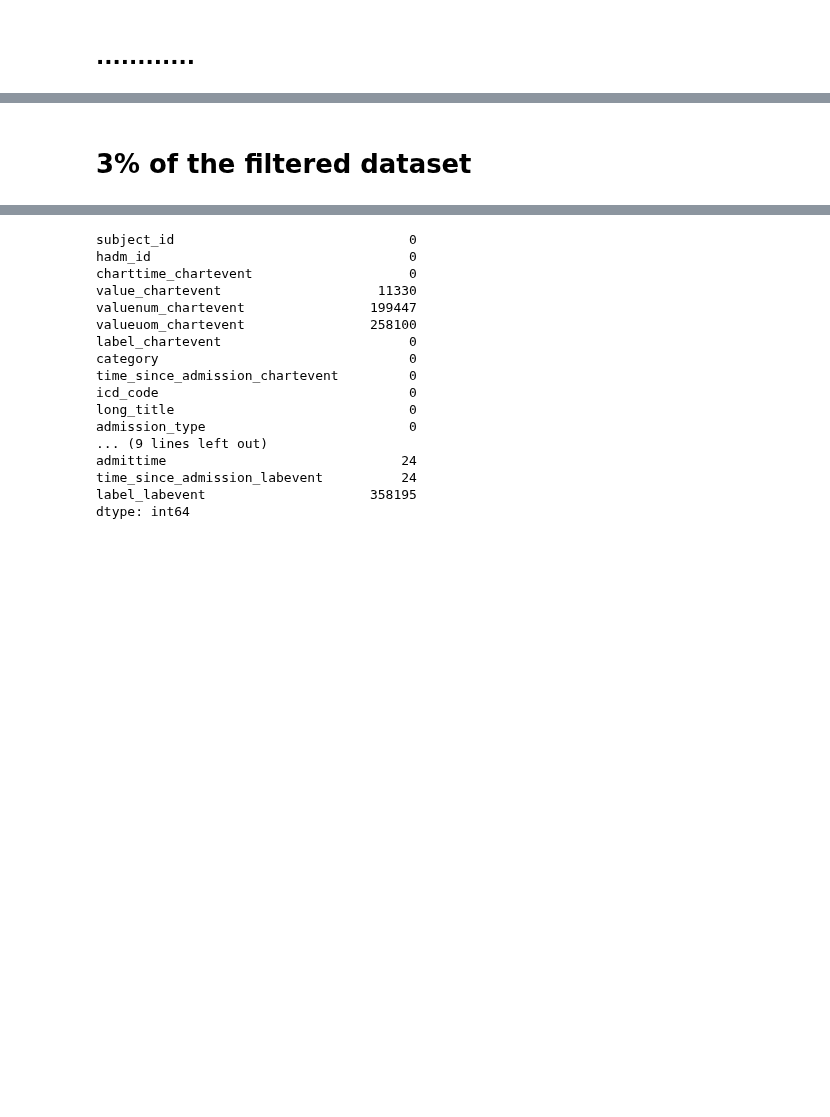
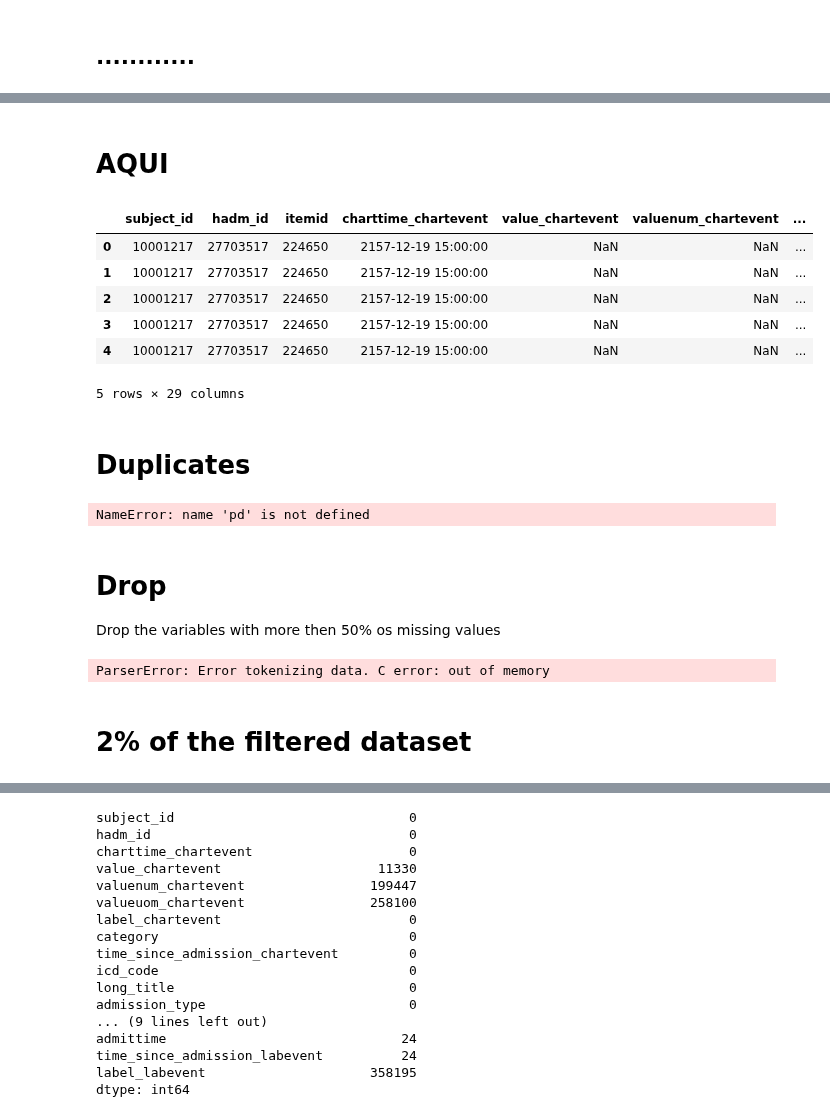
Before and after one commit to CatarinaCosta02/Master_Thesis, a Jupyter notebook: models/Final_treament.ipynb, the cells around one changed output, grey strips where cells are left out. Drawn from its saved outputs; the diff is of its cells as text; code cells hidden in the pictures; blank space fills up the shorter version.

```diff
--- a/models/Final_treament.ipynb
+++ b/models/Final_treament.ipynb
@@ -417,3 +453,47 @@ MemoryError: Unable to allocate 11.7 GiB for an array with shape (11939816, 33,
+# %% [markdown]
+# AQUI
+# %%
+chunk_size = 1000000  # linhas por pedaço
+chunks = pd.read_csv('df_dod.csv', chunksize=chunk_size, low_memory=False)
+df_list = []
+for chunk in chunks:
+    df_list.append(chunk)
+big = pd.concat(df_list, ignore_index=True)
+# %%
+display(big.head())
+# %% [output]
+|  | subject_id | hadm_id | itemid | charttime_chartevent | value_chartevent | valuenum_chartevent | ... |
+| 0 | 10001217 | 27703517 | 224650 | 2157-12-19 15:00:00 | NaN | NaN | ... |
+| 1 | 10001217 | 27703517 | 224650 | 2157-12-19 15:00:00 | NaN | NaN | ... |
+| 2 | 10001217 | 27703517 | 224650 | 2157-12-19 15:00:00 | NaN | NaN | ... |
+| 3 | 10001217 | 27703517 | 224650 | 2157-12-19 15:00:00 | NaN | NaN | ... |
+| 4 | 10001217 | 27703517 | 224650 | 2157-12-19 15:00:00 | NaN | NaN | ... |
+5 rows × 29 columns
+# %% [markdown]
+# Duplicates
+# %%
+chunksize = 5000000
+duplicados_list = []
+
+for chunk in pd.read_csv('df_dod.csv', chunksize=chunksize):
+    dup_chunk = chunk[chunk.duplicated(keep=False)]
+    duplicados_list.append(dup_chunk)
+
+
+duplicados = pd.concat(duplicados_list, ignore_index=True)
+print(duplicados.head())
+# %% [output]
+NameError: name 'pd' is not defined
+# %% [markdown]
+# Drop
+
+Drop the variables with more then 50% os missing values
+# %%
+columns = ['hadm_id', 'itemid', 'labevent_id', 'label_labevent', 'valueuom_chartevent','flag']
+
+big = pd.read_csv('df_dod.csv', usecols=columns, low_memory=False)
+# %% [output]
+ParserError: Error tokenizing data. C error: out of memory
 # %% [markdown]
-# 3% of the filtered dataset
+# 2% of the filtered dataset
 # %%
```
Also changed, not shown: parts of 8 cells of this notebook.
